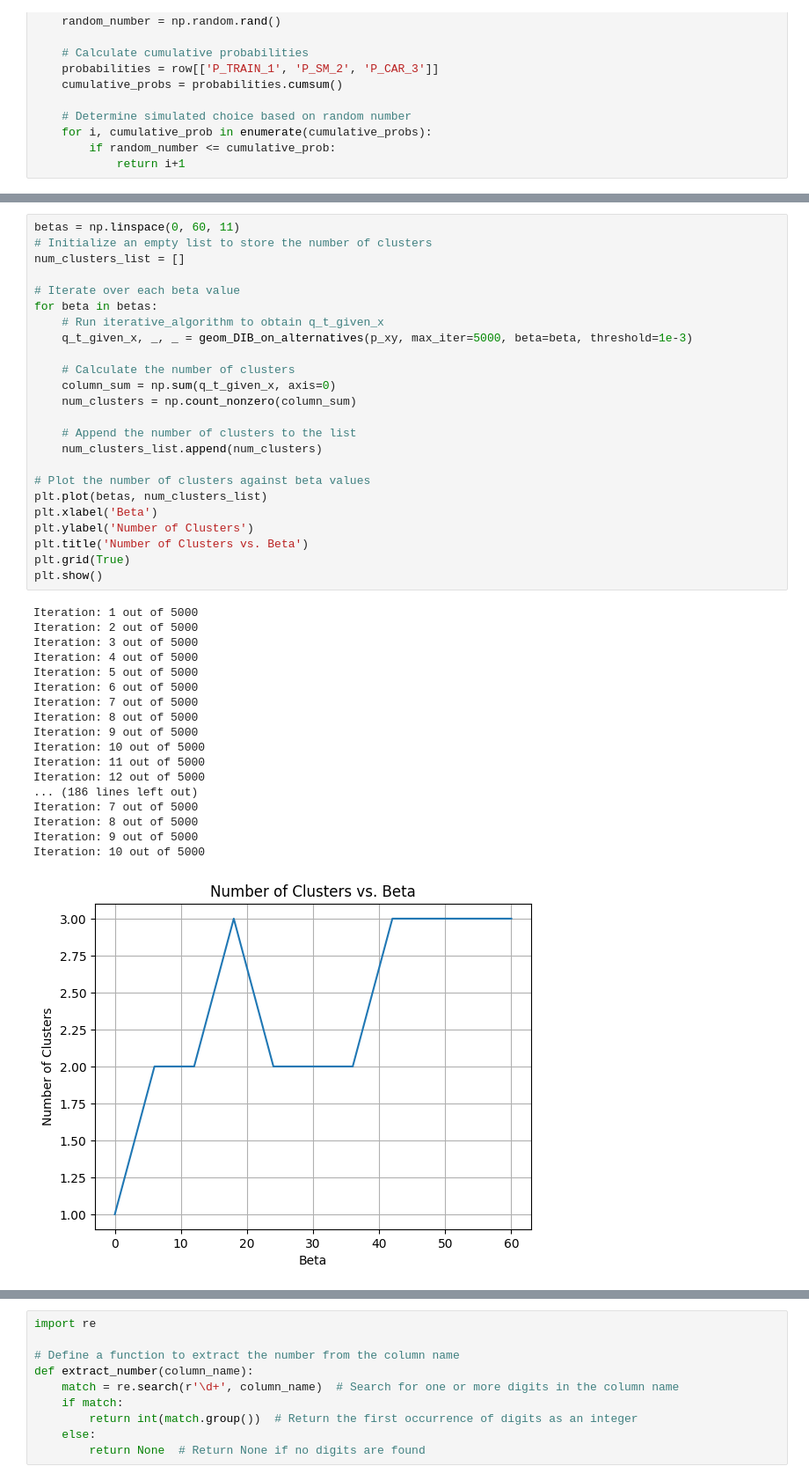
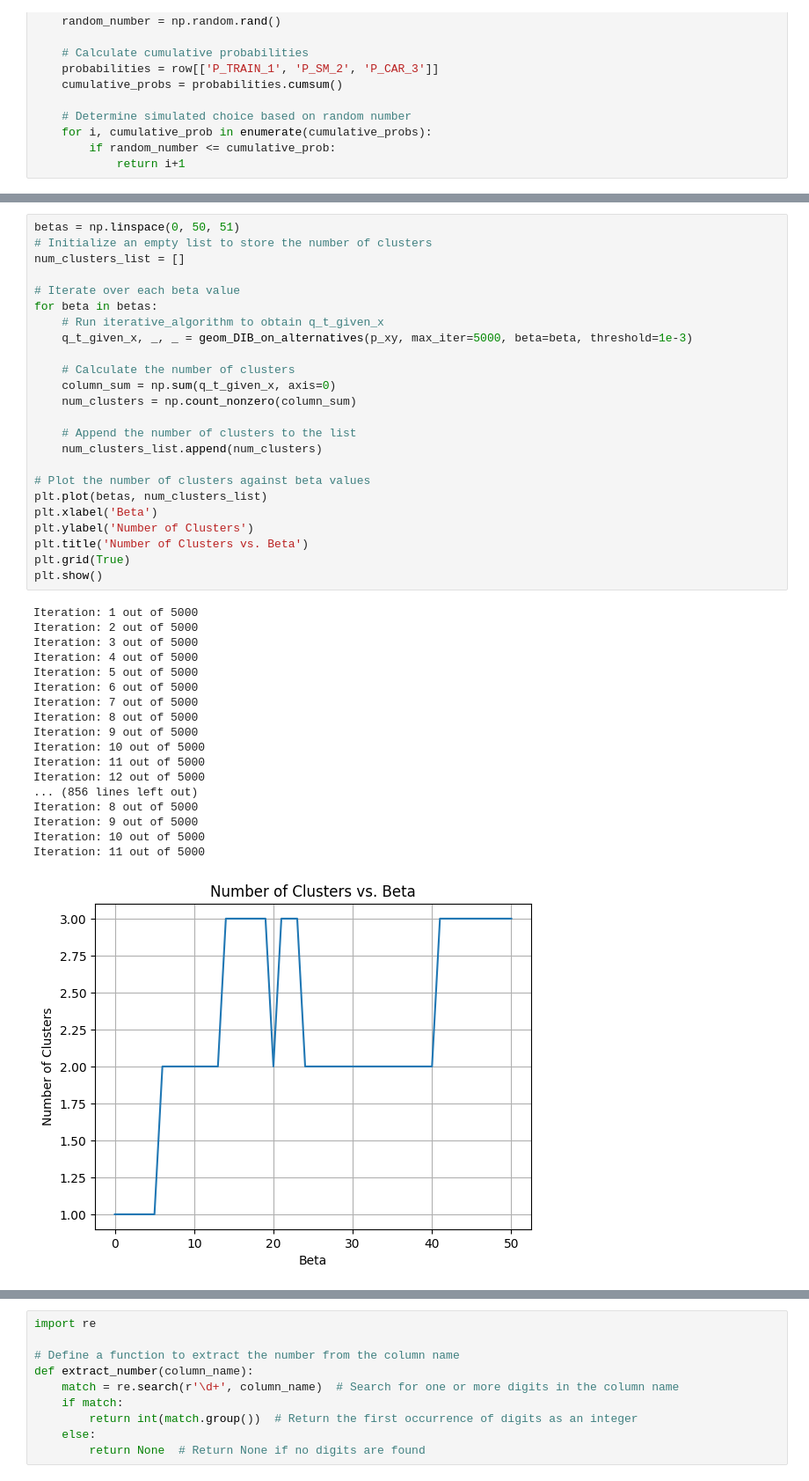
Before and after one commit to alex-monti/Master-Thesis, a Jupyter notebook: notebook-SM/week-9-LM-SM.ipynb, the cells around one changed output, grey strips where cells are left out. Shown at 88% size. Saved outputs shown, nothing was run; the diff lists cells and outputs as text.

```diff
--- a/notebook-SM/week-9-LM-SM.ipynb
+++ b/notebook-SM/week-9-LM-SM.ipynb
@@ -194,5 +194,5 @@ See the caveats in the documentation: https://pandas.pydata.org/pandas-docs/stab
 # %%
-betas = np.linspace(0, 60, 11)
+betas = np.linspace(0, 50, 51)
 # Initialize an empty list to store the number of clusters
 num_clusters_list = []
 
@@ -204,34 +204,34 @@ for beta in betas:
     # Calculate the number of clusters
     column_sum = np.sum(q_t_given_x, axis=0)
     num_clusters = np.count_nonzero(column_sum)
 
     # Append the number of clusters to the list
     num_clusters_list.append(num_clusters)
 
 # Plot the number of clusters against beta values
 plt.plot(betas, num_clusters_list)
 plt.xlabel('Beta')
 plt.ylabel('Number of Clusters')
 plt.title('Number of Clusters vs. Beta')
 plt.grid(True)
 plt.show()
 # %% [output]
 Iteration: 1 out of 5000
 Iteration: 2 out of 5000
 Iteration: 3 out of 5000
 Iteration: 4 out of 5000
 Iteration: 5 out of 5000
 Iteration: 6 out of 5000
 Iteration: 7 out of 5000
 Iteration: 8 out of 5000
 Iteration: 9 out of 5000
 Iteration: 10 out of 5000
 Iteration: 11 out of 5000
 Iteration: 12 out of 5000
-... (186 lines left out)
-Iteration: 7 out of 5000
+... (856 lines left out)
 Iteration: 8 out of 5000
 Iteration: 9 out of 5000
 Iteration: 10 out of 5000
+Iteration: 11 out of 5000
-[figure, old version]
+[figure, new version]
 # %%
```
Also changed, not shown: parts of 4 cells of this notebook, 8 other files.
